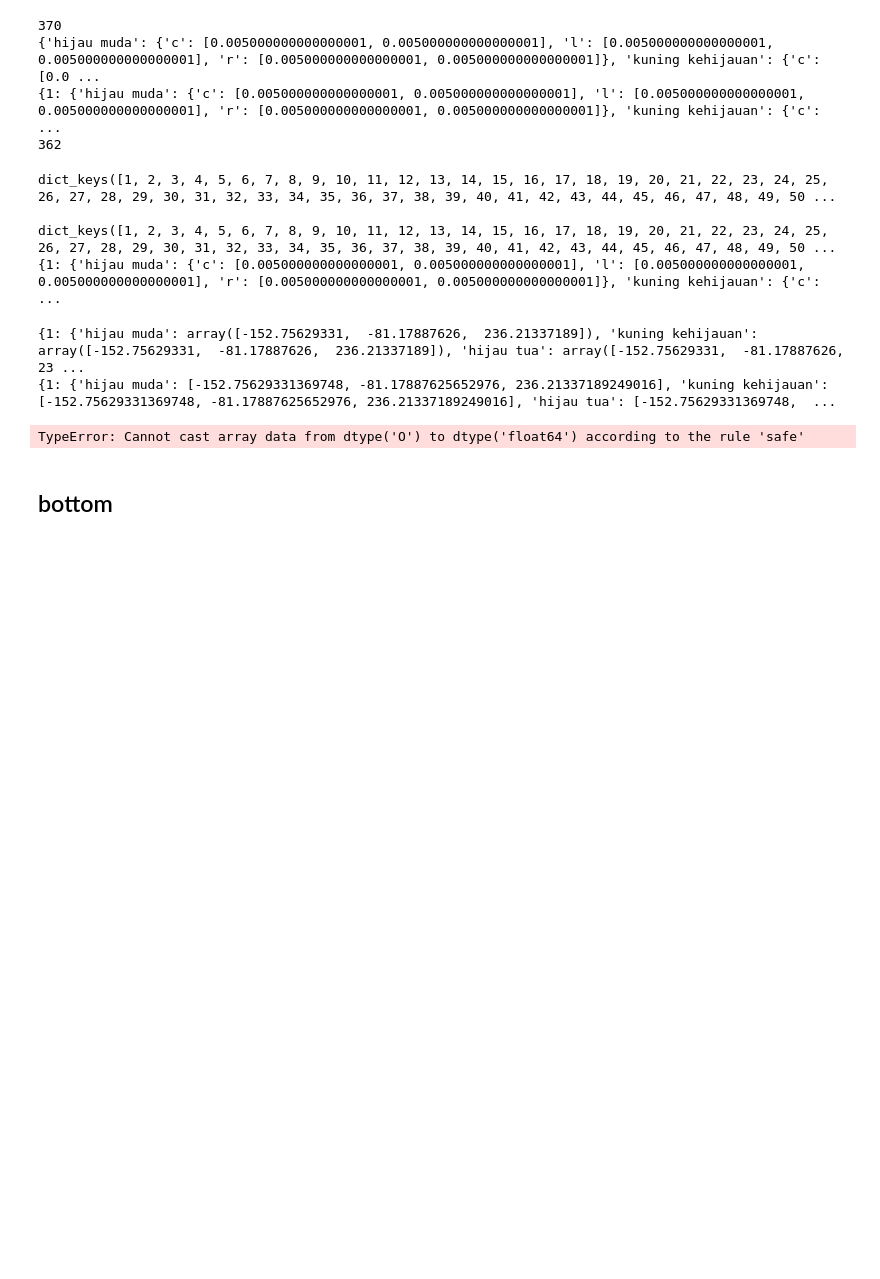
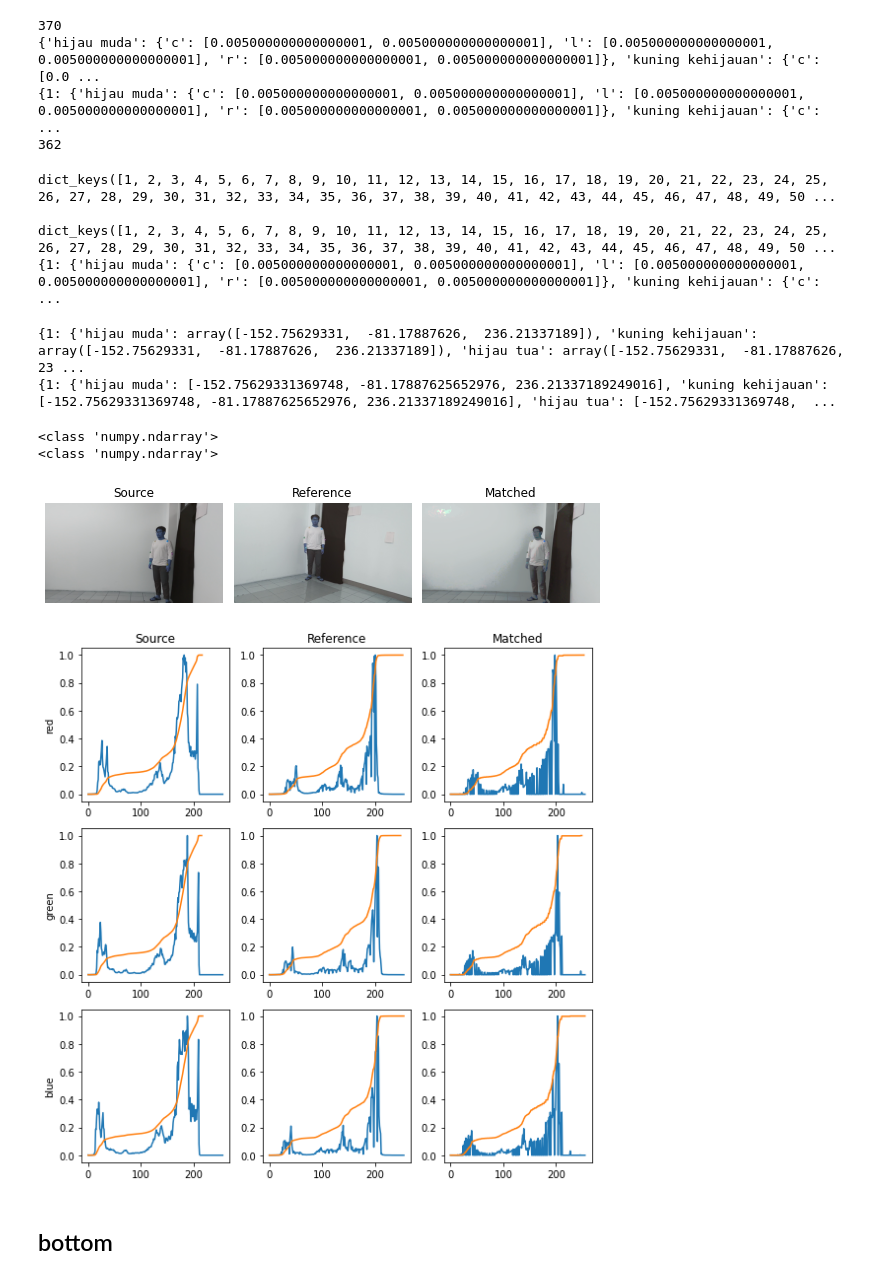
Before and after one commit to LastAeon/TA_Syihab, a Jupyter notebook: main.ipynb, the cells around one changed output. Saved outputs shown, nothing was run; the diff lists cells and outputs as text; code cells hidden in the pictures; blank space fills up the shorter version.

Commit message:
histogram matching

```diff
--- a/main.ipynb
+++ b/main.ipynb
@@ -840,10 +1128,14 @@ def objectTrackingOpticalFlow(videoPath, isLive, isShow):
 # %% [markdown]
 ## eksekusi
 # %%
+# reading main image
+cap1 = cv2.VideoCapture("video/take2/kanan/VID_gerakan3.mp4")
+success, img1 = cap1.read()
+cap1.release()
 hasilObjectTracking = {}
-hasilObjectTracking[0] = objectTrackingKalmanFilter('video/take2/tengah/VID_gerakan3.mp4', warnaBolaHsv, [0, 0, 0], False, True)
-# hasilObjectTracking[1] = objectTrackingKalmanFilter('video/take2/kanan/VID_gerakan3.mp4', warnaBolaHsv, [8, -1, -4], False, True)
-# hasilObjectTracking[2] = objectTrackingKalmanFilter('video/take2/kiri/VID_gerakan3.mp4', warnaBolaHsv, [38, 0, 2], False, True)
+hasilObjectTracking[0] = objectTrackingKalmanFilter('video/take2/tengah/VID_gerakan3.mp4', img1, False, True)
+hasilObjectTracking[1] = objectTrackingKalmanFilter('video/take2/kanan/VID_gerakan3.mp4', img1, False, True)
+hasilObjectTracking[2] = objectTrackingKalmanFilter('video/take2/kiri/VID_gerakan3.mp4', img1, False, True)
 # hasilObjectTracking["0"] = objectTrackingKalmanFilterLib('video/take1/tengah/VID_tes1_1.mp4', False, True)
 # hasilObjectTracking["0"] = objectTrackingExtendedKalmanFilterLib('video/take1/tengah/VID_tes1_1.mp4', False, True)
 # hasilObjectTracking["1"] = objectTrackingKalmanFilter('video/tes_di_wisnu_3.mp4', False, False)
@@ -938,11 +1230,11 @@ import cv2
 
 # reading main image
 cap1 = cv2.VideoCapture("video/take2/kanan/VID_gerakan3.mp4")
-img1 = cap1.imread()
+success, img1 = cap1.read()
 
 img = cv2.imread("video/foto_1.png")
 print(type(img1))
-print(type(img1))
+print(type(img))
 
 
 # checking the number of channels
@@ -950,7 +1242,7 @@ print(type(img1))
 
 # reading reference image
 cap2 = cv2.VideoCapture("video/take2/tengah/VID_gerakan3.mp4")
-img2 = cap2.read()
+success, img2 = cap2.read()
 # checking the number of channels
 # print('No of Channel is: ' + str(img2.ndim))
 
@@ -969,33 +1261,36 @@ for aa in (ax1, ax2, ax3):
     aa.set_axis_off()
 
 ax1.imshow(image)
 ax1.set_title('Source')
 ax2.imshow(reference)
 ax2.set_title('Reference')
 ax3.imshow(matched)
 ax3.set_title('Matched')
 
 plt.tight_layout()
 plt.show()
 
 fig, axes = plt.subplots(nrows=3, ncols=3, figsize=(8, 8))
 
 for i, img in enumerate((image, reference, matched)):
     for c, c_color in enumerate(('red', 'green', 'blue')):
         img_hist, bins = exposure.histogram(img[..., c],
                                             source_range='dtype')
         axes[c, i].plot(bins, img_hist / img_hist.max())
         img_cdf, bins = exposure.cumulative_distribution(img[..., c])
         axes[c, i].plot(bins, img_cdf)
         axes[c, 0].set_ylabel(c_color)
 
 axes[0, 0].set_title('Source')
 axes[0, 1].set_title('Reference')
 axes[0, 2].set_title('Matched')
 
 plt.tight_layout()
 plt.show()
 # %% [output]
-TypeError: Cannot cast array data from dtype('O') to dtype('float64') according to the rule 'safe'
+<class 'numpy.ndarray'>
+<class 'numpy.ndarray'>
+[figure, added]
+[figure, added]
 # %% [markdown]
 ## bottom
```
Also changed, not shown: parts of 4 cells of this notebook.
